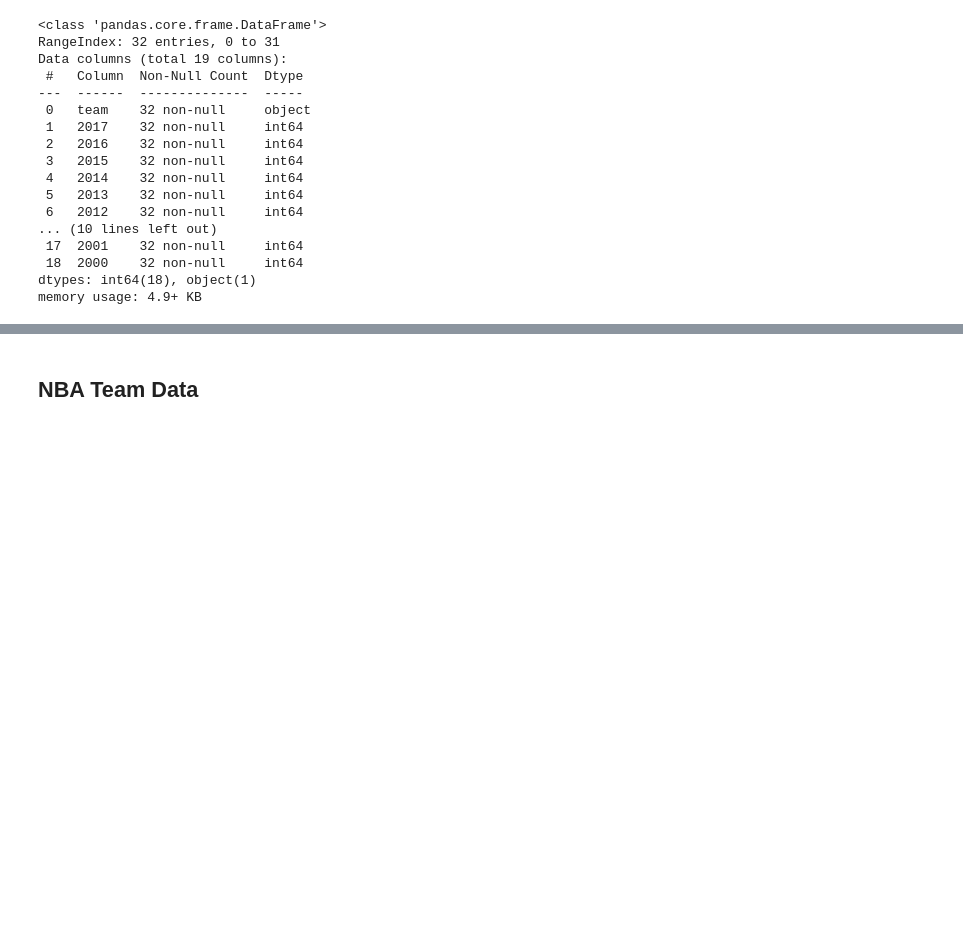
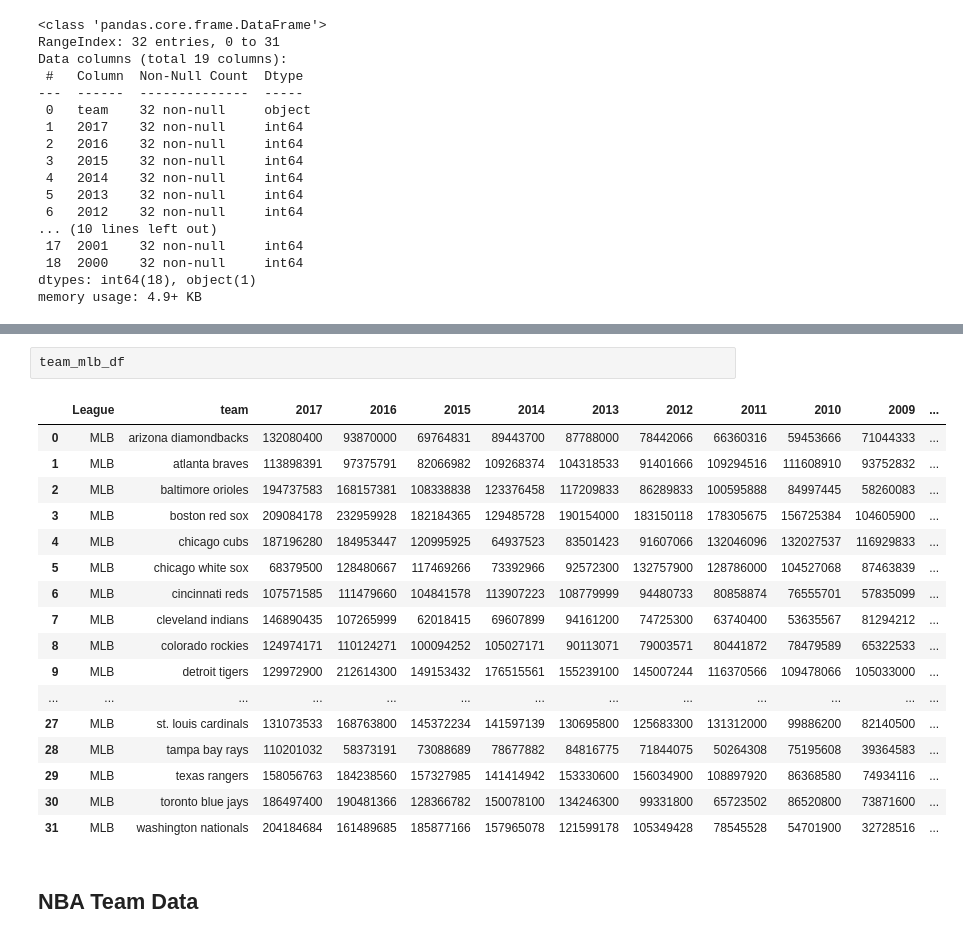
Before and after one commit to JP-Butler/Pro_Sports_Salary_Analysis, a Jupyter notebook: notebooks/data_cleaning.ipynb, the cells around one changed output, grey strips where cells are left out. Saved outputs shown, nothing was run; the diff lists cells and outputs as text; blank space fills up the shorter version.

```diff
--- a/notebooks/data_cleaning.ipynb
+++ b/notebooks/data_cleaning.ipynb
@@ -1178,3 +1173,23 @@ team_mlb_df.head()
+# %%
+team_mlb_df
+# %% [output]
+|  | League | team | 2017 | 2016 | 2015 | 2014 | 2013 | 2012 | 2011 | 2010 | 2009 | ... |
+| 0 | MLB | arizona diamondbacks | 132080400 | 93870000 | 69764831 | 89443700 | 87788000 | 78442066 | 66360316 | 59453666 | 71044333 | ... |
+| 1 | MLB | atlanta braves | 113898391 | 97375791 | 82066982 | 109268374 | 104318533 | 91401666 | 109294516 | 111608910 | 93752832 | ... |
+| 2 | MLB | baltimore orioles | 194737583 | 168157381 | 108338838 | 123376458 | 117209833 | 86289833 | 100595888 | 84997445 | 58260083 | ... |
+| 3 | MLB | boston red sox | 209084178 | 232959928 | 182184365 | 129485728 | 190154000 | 183150118 | 178305675 | 156725384 | 104605900 | ... |
+| 4 | MLB | chicago cubs | 187196280 | 184953447 | 120995925 | 64937523 | 83501423 | 91607066 | 132046096 | 132027537 | 116929833 | ... |
+| 5 | MLB | chicago white sox | 68379500 | 128480667 | 117469266 | 73392966 | 92572300 | 132757900 | 128786000 | 104527068 | 87463839 | ... |
+| 6 | MLB | cincinnati reds | 107571585 | 111479660 | 104841578 | 113907223 | 108779999 | 94480733 | 80858874 | 76555701 | 57835099 | ... |
+| 7 | MLB | cleveland indians | 146890435 | 107265999 | 62018415 | 69607899 | 94161200 | 74725300 | 63740400 | 53635567 | 81294212 | ... |
+| 8 | MLB | colorado rockies | 124974171 | 110124271 | 100094252 | 105027171 | 90113071 | 79003571 | 80441872 | 78479589 | 65322533 | ... |
+| 9 | MLB | detroit tigers | 129972900 | 212614300 | 149153432 | 176515561 | 155239100 | 145007244 | 116370566 | 109478066 | 105033000 | ... |
+| ... | ... | ... | ... | ... | ... | ... | ... | ... | ... | ... | ... | ... |
+| 27 | MLB | st. louis cardinals | 131073533 | 168763800 | 145372234 | 141597139 | 130695800 | 125683300 | 131312000 | 99886200 | 82140500 | ... |
+| 28 | MLB | tampa bay rays | 110201032 | 58373191 | 73088689 | 78677882 | 84816775 | 71844075 | 50264308 | 75195608 | 39364583 | ... |
+| 29 | MLB | texas rangers | 158056763 | 184238560 | 157327985 | 141414942 | 153330600 | 156034900 | 108897920 | 86368580 | 74934116 | ... |
+| 30 | MLB | toronto blue jays | 186497400 | 190481366 | 128366782 | 150078100 | 134246300 | 99331800 | 65723502 | 86520800 | 73871600 | ... |
+| 31 | MLB | washington nationals | 204184684 | 161489685 | 185877166 | 157965078 | 121599178 | 105349428 | 78545528 | 54701900 | 32728516 | ... |
 # %% [markdown]
 ## NBA Team Data
 # %%
```
Also changed, not shown: parts of 9 cells of this notebook.
